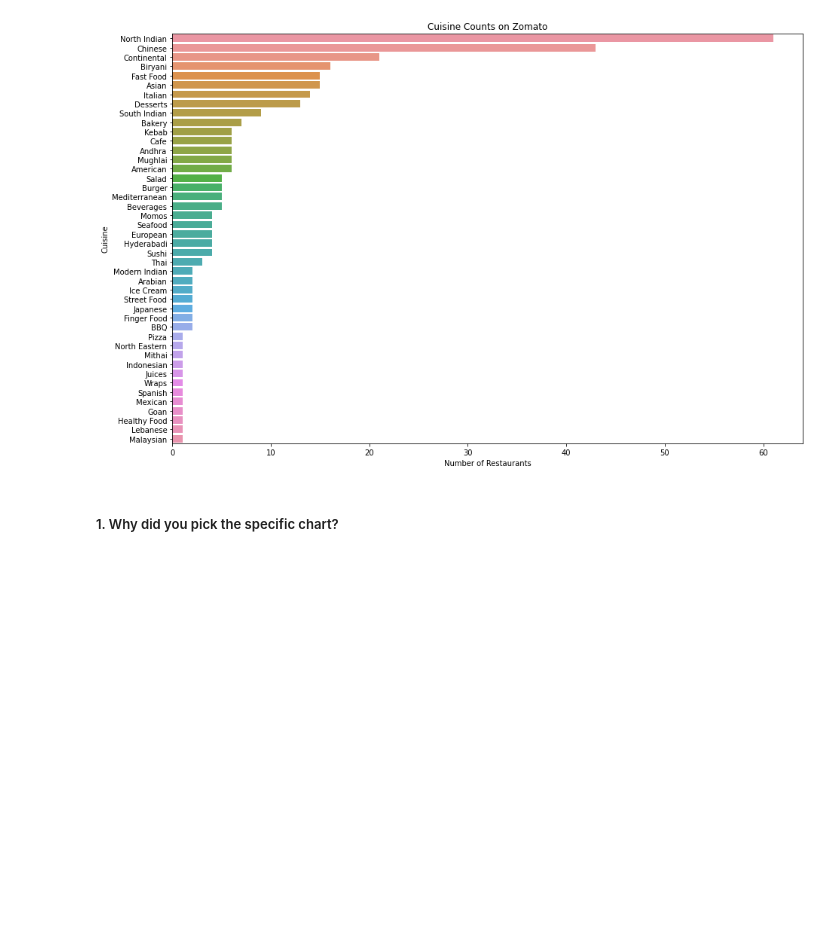
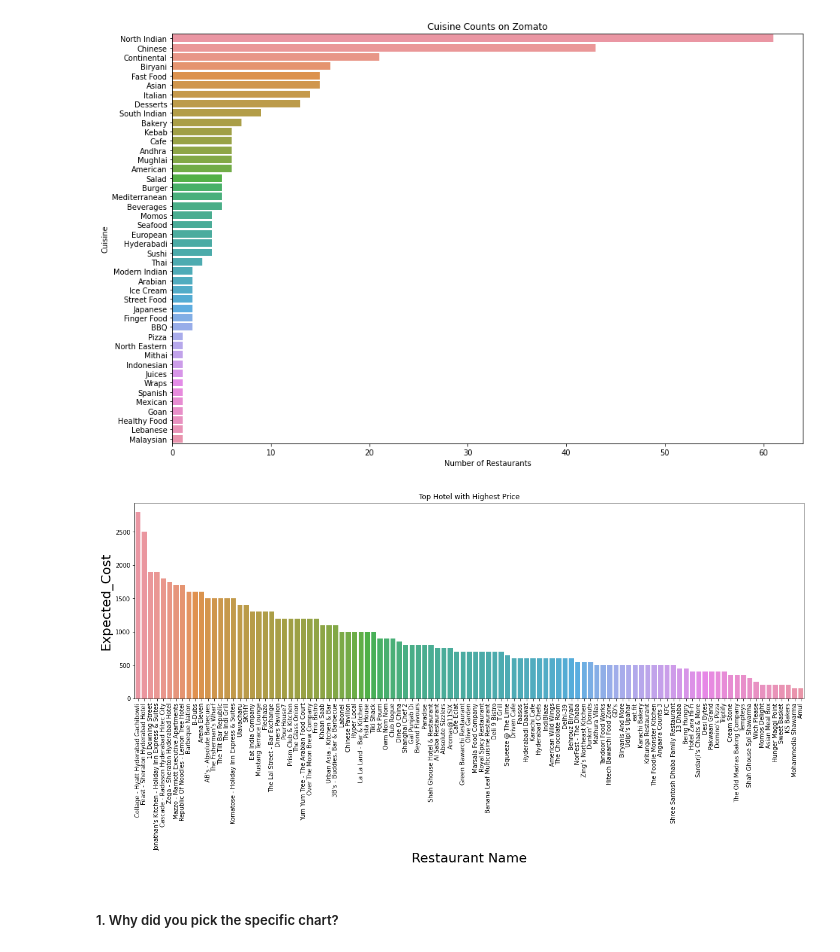
Before and after one commit to riyapatelrp/Zomato-Restaurant-Clustering-, a Jupyter notebook: Zomato_Restaurant_Clustering_&_Sentiment_Analysis.ipynb, the cells around one changed output. Cells and saved outputs as stored; diff of their text form; code cells hidden in the pictures; blank space fills up the shorter version.

```diff
--- a/Zomato_Restaurant_Clustering_&_Sentiment_Analysis.ipynb
+++ b/Zomato_Restaurant_Clustering_&_Sentiment_Analysis.ipynb
@@ -980,6 +942,5 @@ These are top social customers who have posted most number of pictures on Zomato
 # %%
-# merging both the data together
-restaurant = restaurant_df.rename(columns = {'Name':'Restaurant'})
-zomato_data = restaurant.merge(reviews_df, on = 'Restaurant')
+# merging both the data together on Restaurant_name column
+zomato_data = pd.merge(restaurant_df, reviews_df.drop_duplicates(), on = 'Restaurant_name', how='left')
 zomato_data.shape
 # %% [output]
@@ -987,3 +947,0 @@ zomato_data.shape
-# %%
-zomato_data.rename({'Restaurant':'Restaurant_name', 'Timings':'Restaurant_timings', 'Time':'Review_timing'},axis=1, inplace=True )
-zomato_data.head(3)
@@ -1236,6 +1218,20 @@ plt.title('Cuisine Counts on Zomato')
 plt.show()
 # %% [output]
 [figure]
+# %%
+# GRAPH - 6
+# Extracting name and price
+hotel_cost = zomato_data.sort_values('Cost', ascending = False)[['Restaurant_name','Cost']]
+# Checking Relationship of neighbourhood group and price of listings
+fig = plt.figure(figsize=[20,6])
+sns.barplot(x='Restaurant_name', y='Cost',data=hotel_cost)
+plt.xlabel('Restaurant Name', size = 22)
+plt.ylabel('Expected_Cost', size = 22)
+plt.title('Top Hotel with Highest Price')
+plt.xticks(rotation=90)
+plt.show()
+# %% [output]
+[figure, added]
 # %% [markdown]
 ##### 1. Why did you pick the specific chart?
 # %% [markdown]
```
Also changed, not shown: parts of 178 cells of this notebook.
